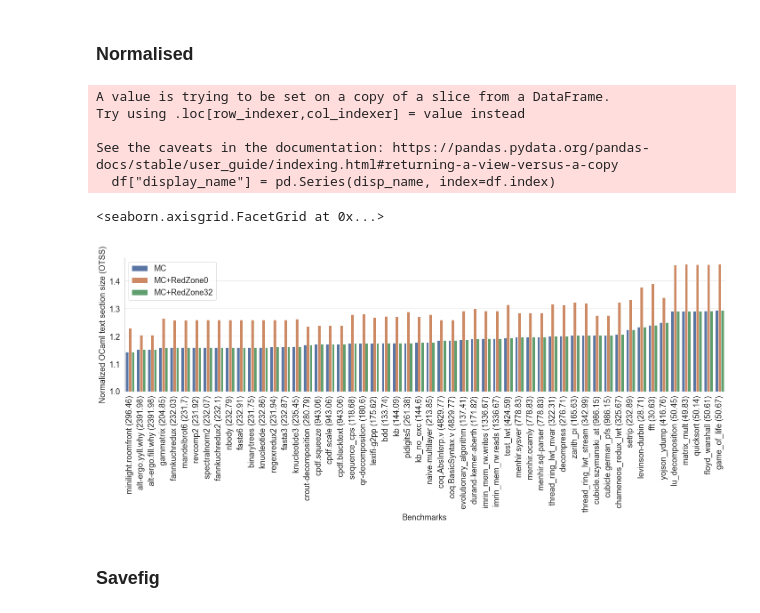
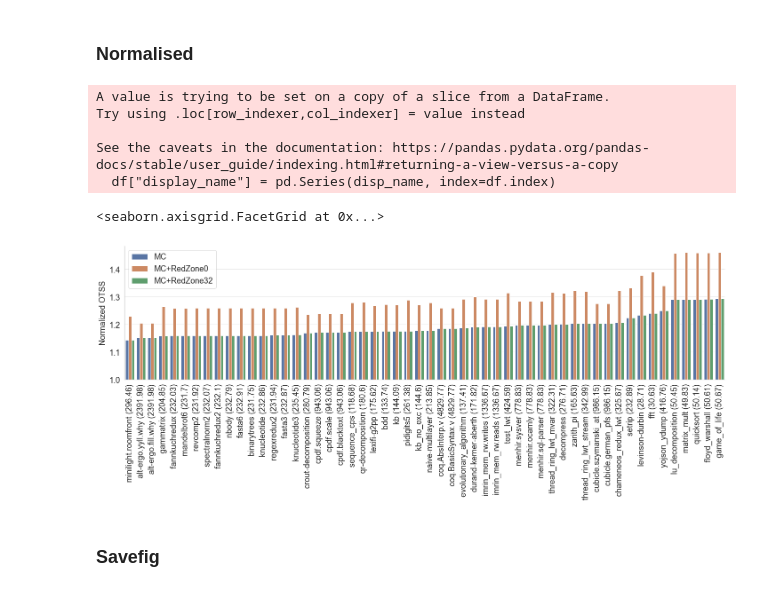
Before and after one commit to prismlab/retro-concurrency, a Jupyter notebook: sandmark-notebook/sequential.ipynb, the cells around one changed output. Drawn from its saved outputs; the diff is of its cells as text; code cells hidden in the pictures.

```diff
--- a/sandmark-notebook/sequential.ipynb
+++ b/sandmark-notebook/sequential.ipynb
@@ -497,19 +497,19 @@ g.set_xticklabels(rotation=90)
 # %%
 ndf = normalise(df,baseline,'codesize',scale=1024)
 g = plot_normalised(ndf,baseline,'ncodesize',hueord=["MC","MC+RedZone0","MC+RedZone32"])
 g.ax.legend(loc=2,fontsize=18)
 g.ax.tick_params(axis='y',labelsize=18)
-g.ax.set_xlabel("Benchmarks",fontsize=18)
-g.ax.set_ylabel("Normalized OCaml text section size (OTSS)",fontsize=18)
+g.ax.set_xlabel("",fontsize=18)
+g.ax.set_ylabel("Normalized OTSS",fontsize=18)
 g
 # %% [output]
 A value is trying to be set on a copy of a slice from a DataFrame.
 Try using .loc[row_indexer,col_indexer] = value instead
 
 See the caveats in the documentation: https://pandas.pydata.org/pandas-docs/stable/user_guide/indexing.html#returning-a-view-versus-a-copy
   df["display_name"] = pd.Series(disp_name, index=df.index)
 <seaborn.axisgrid.FacetGrid at 0x...>
-[figure, old version]
+[figure, new version]
 # %% [markdown]
 ### Savefig
 # %%
```
Also changed, not shown: parts of 3 cells of this notebook, 5 other files.
